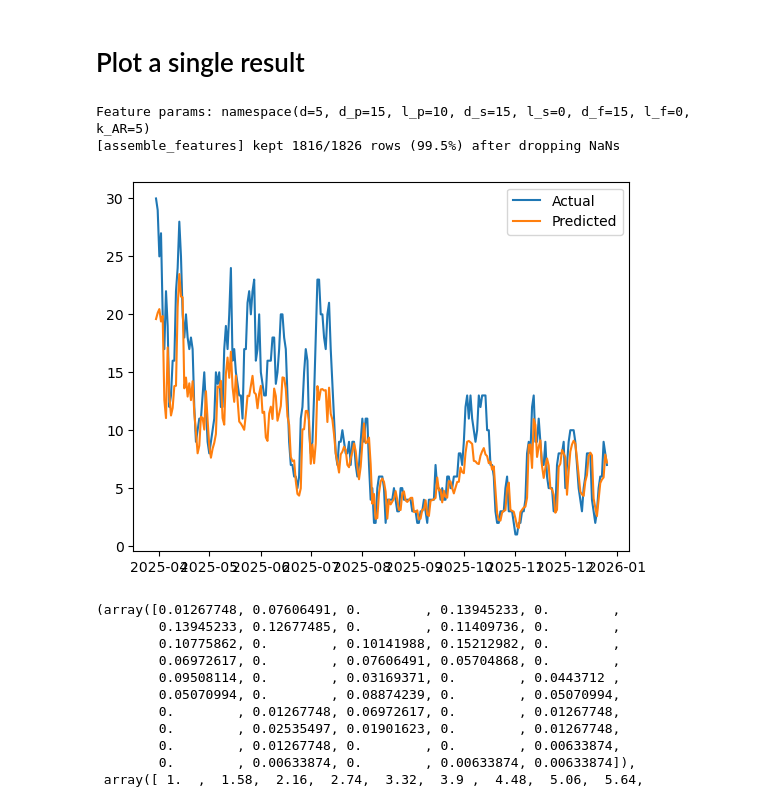
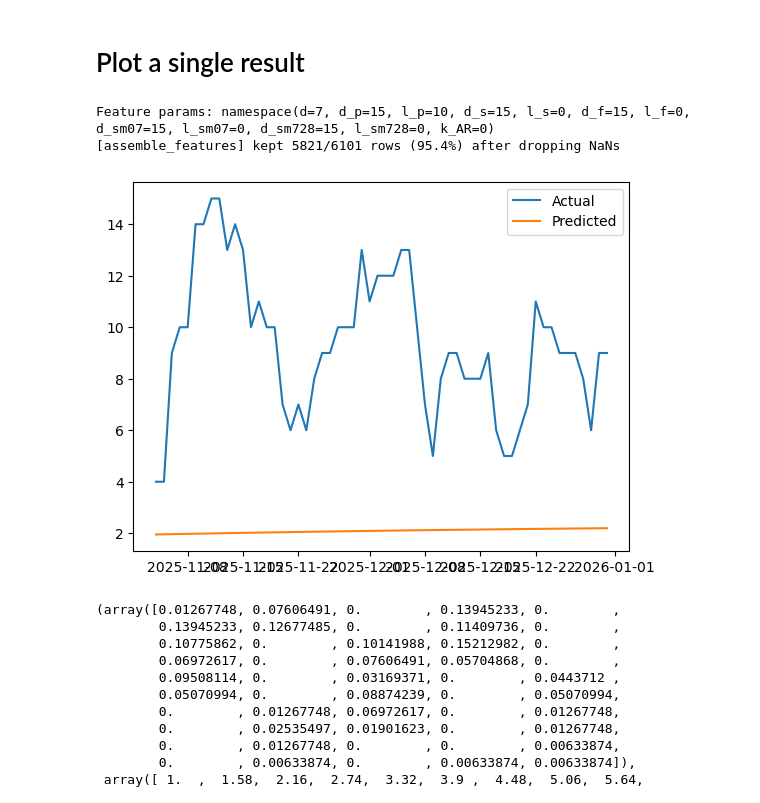
Before and after one commit to Erdos-Projects/spring-2026-dc-311, a Jupyter notebook: 5_results.ipynb, the cells around one changed output. Saved outputs shown, nothing was run; the diff lists cells and outputs as text; code cells hidden in the pictures.

Commit message:
added assimilation to sarima and reg parameter autotuning to linear models

```diff
--- a/5_results.ipynb
+++ b/5_results.ipynb
@@ -49,14 +49,14 @@ def get_results(f: str, horizon: int = 1):
 # %% [markdown]
 # Plot a single result
 # %%
-f = "ward3_xgb_20200601_20251231_20260508_221f5c64"
+f = "ward3_sarima_20091231_20251231_20260513_9b680919"
 model, feature_cols, feat_params, run_cfg = get_model(f)
 # %%
 print(f"Feature params: {feat_params}")
 feat_df = build_data(run_cfg, feat_params)
 # %% [output]
-Feature params: namespace(d=5, d_p=15, l_p=10, d_s=15, l_s=0, d_f=15, l_f=0, k_AR=5)
-[assemble_features] kept 1816/1826 rows (99.5%) after dropping NaNs
+Feature params: namespace(d=7, d_p=15, l_p=10, d_s=15, l_s=0, d_f=15, l_f=0, d_sm07=15, l_sm07=0, d_sm728=15, l_sm728=0, k_AR=0)
+[assemble_features] kept 5821/6101 rows (95.4%) after dropping NaNs
 # %%
 # get test data
 test_df = feat_df[feat_df["split"] == "test"]
@@ -64,16 +64,16 @@ X_test = test_df[feature_cols]
 y_test = test_df["Y"]
 # %%
 # get predictions
-y_test_preds = model.predict(X_test, recursive = True, horizon_h=1)
+y_test_preds = model.predict(X_test, recursive = True, horizon_h=7)
 # %%
 fig = plt.figure()
 ax = fig.add_subplot()
 ax.plot(test_df.date, y_test, label="Actual")
-ax.plot(test_df.date, np.expm1(y_test_preds), label="Predicted")
+ax.plot(test_df.date, y_test_preds, label="Predicted")
 ax.legend()
 plt.show()
 # %% [output]
-[figure, old version]
+[figure, new version]
 # %%
 plt.hist(y_test[y_test > 0], bins=50, alpha=0.5, label="Actual", density=True)
 # %% [output]
```
Also changed, not shown: 18 other files.
